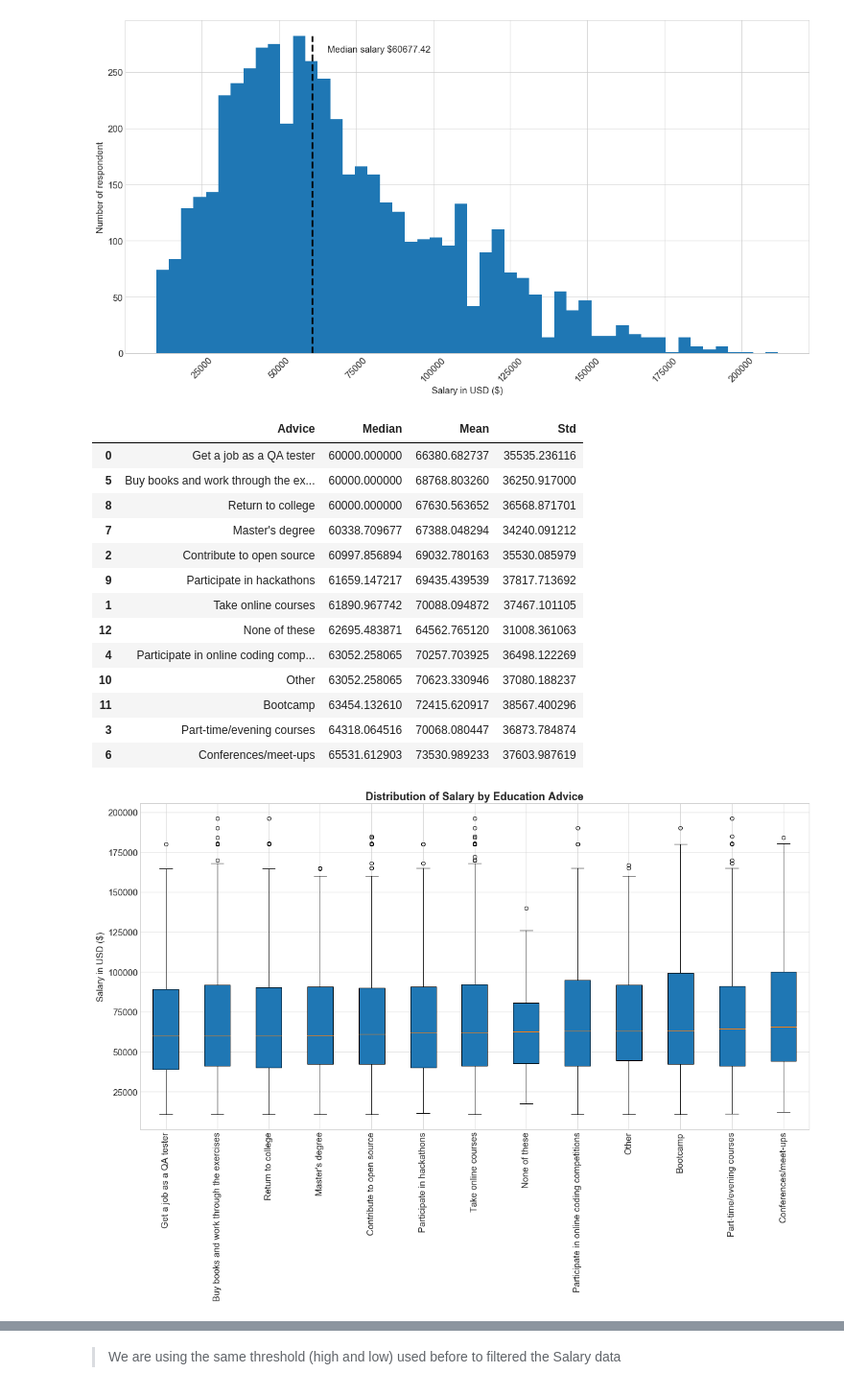
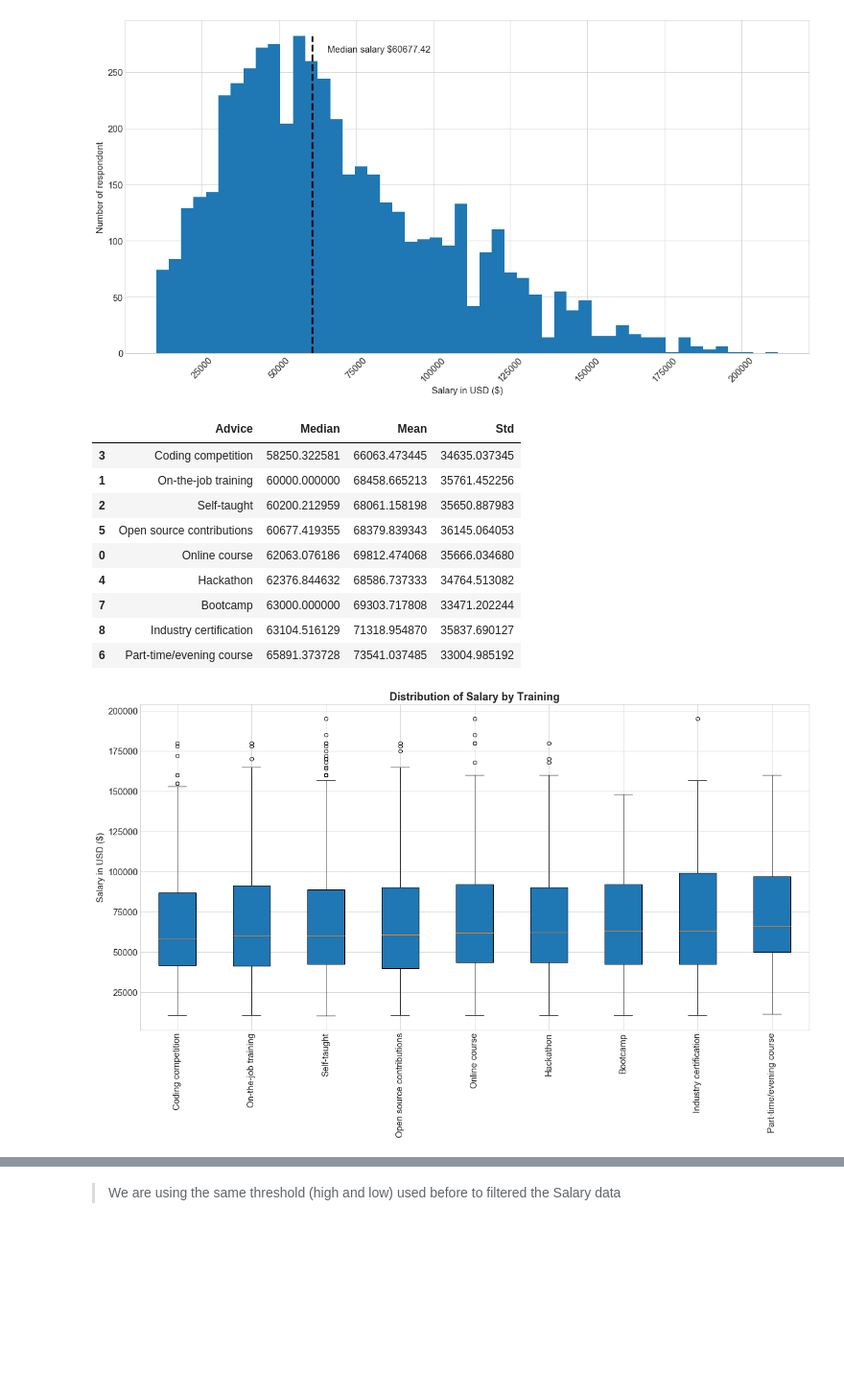
Before and after one commit to 6one2/Stack_PublicSurvey, a Jupyter notebook: code/StackPublicSurvey.ipynb, the cells around one changed output, grey strips where cells are left out. Shown: that part at 96% size. Cells and saved outputs as stored; diff of their text form; code cells hidden in the pictures; blank space fills up the shorter version.

```diff
--- a/code/StackPublicSurvey.ipynb
+++ b/code/StackPublicSurvey.ipynb
@@ -168,0 +207,30 @@ Both "Bootcamp" and "Online classes" present > 7 score of Job Satisfaction.
+# %%
+Job_sat = []
+data_2_plot = []
+
+for adv, idx in dictEducType.items():
+    n_data = df_nhires.reindex(idx)['JobSatisfaction']
+
+    data_2_plot.append(n_data.dropna())
+
+    Job_sat.append(
+        {
+            'Training': adv,
+            'Median': n_data.median(),
+            'Mean':  n_data.mean()
+        }
+    )
+
+
+JobSat = pd.DataFrame(Job_sat).sort_values(by=['Median', 'Mean'])
+my_order = JobSat.index.tolist() # find order the list of list of salary by Median
+data_2_plot = [data_2_plot[x] for x in my_order] # reorganize data_2_plot for boxplot
+
+fig = plt.figure()
+ax = fig.add_subplot(111)
+bp = plt.boxplot(data_2_plot, patch_artist=True)
+ax.set_xticklabels(JobSat['Training'],rotation=90)
+plt.ylabel('Job Satisfaction')
+# plt.title('Distribution of Salary by Training', weight='bold')
+
+JobSat
@@ -249,47 +334,43 @@ Text(0, 0.5, 'Number of respondent')
 # %%
 Sal_per_Adv = []
 data_2_plot = []
 
-for adv, idx in dictEducAdv.items():
-    sal = df_filtered.reset_index().reindex(idx)['SalaryConv_USD']
+for adv, idx in dictEducType.items():
+    sal = df_filtered.reindex(idx)['SalaryConv_USD']
 
     data_2_plot.append(sal.dropna())
 
     Sal_per_Adv.append(
         {
             'Advice': adv,
             'Median': sal.median(),
             'Mean':  sal.mean(),
             'Std': sal.std()
         }
     )
 
-Sal_per_Adv = pd.DataFrame(Sal_per_Adv).sort_values('Median')
+Sal_per_Adv = pd.DataFrame(Sal_per_Adv).sort_values(['Median','Mean'])
 my_order = Sal_per_Adv.index.tolist() # find order the list of list of salary by Median
 data_2_plot = [data_2_plot[x] for x in my_order] # reorganize data_2_plot for boxplot
 
 fig = plt.figure()
 ax = fig.add_subplot(111)
 bp = plt.boxplot(data_2_plot, patch_artist=True)
 ax.set_xticklabels(Sal_per_Adv['Advice'],rotation=90)
 plt.ylabel('Salary in USD ($)')
-plt.title('Distribution of Salary by Education Advice', weight='bold')
+plt.title('Distribution of Salary by Training', weight='bold')
 
 Sal_per_Adv
 # %% [output]
 |  | Advice | Median | Mean | Std |
-| 0 | Get a job as a QA tester | 60000.000000 | 66380.682737 | 35535.236116 |
-| 5 | Buy books and work through the ex... | 60000.000000 | 68768.803260 | 36250.917000 |
-| 8 | Return to college | 60000.000000 | 67630.563652 | 36568.871701 |
-| 7 | Master's degree | 60338.709677 | 67388.048294 | 34240.091212 |
-| 2 | Contribute to open source | 60997.856894 | 69032.780163 | 35530.085979 |
-| 9 | Participate in hackathons | 61659.147217 | 69435.439539 | 37817.713692 |
-| 1 | Take online courses | 61890.967742 | 70088.094872 | 37467.101105 |
-| 12 | None of these | 62695.483871 | 64562.765120 | 31008.361063 |
-| 4 | Participate in online coding comp... | 63052.258065 | 70257.703925 | 36498.122269 |
-| 10 | Other | 63052.258065 | 70623.330946 | 37080.188237 |
-| 11 | Bootcamp | 63454.132610 | 72415.620917 | 38567.400296 |
-| 3 | Part-time/evening courses | 64318.064516 | 70068.080447 | 36873.784874 |
-| 6 | Conferences/meet-ups | 65531.612903 | 73530.989233 | 37603.987619 |
+| 3 | Coding competition | 58250.322581 | 66063.473445 | 34635.037345 |
+| 1 | On-the-job training | 60000.000000 | 68458.665213 | 35761.452256 |
+| 2 | Self-taught | 60200.212959 | 68061.158198 | 35650.887983 |
+| 5 | Open source contributions | 60677.419355 | 68379.839343 | 36145.064053 |
+| 0 | Online course | 62063.076186 | 69812.474068 | 35666.034680 |
+| 4 | Hackathon | 62376.844632 | 68586.737333 | 34764.513082 |
+| 7 | Bootcamp | 63000.000000 | 69303.717808 | 33471.202244 |
+| 8 | Industry certification | 63104.516129 | 71318.954870 | 35837.690127 |
+| 6 | Part-time/evening course | 65891.373728 | 73541.037485 | 33004.985192 |
-[figure, old version]
+[figure, new version]
 # %% [markdown]
```
Also changed, not shown: parts of 43 cells of this notebook, 1 other file.
